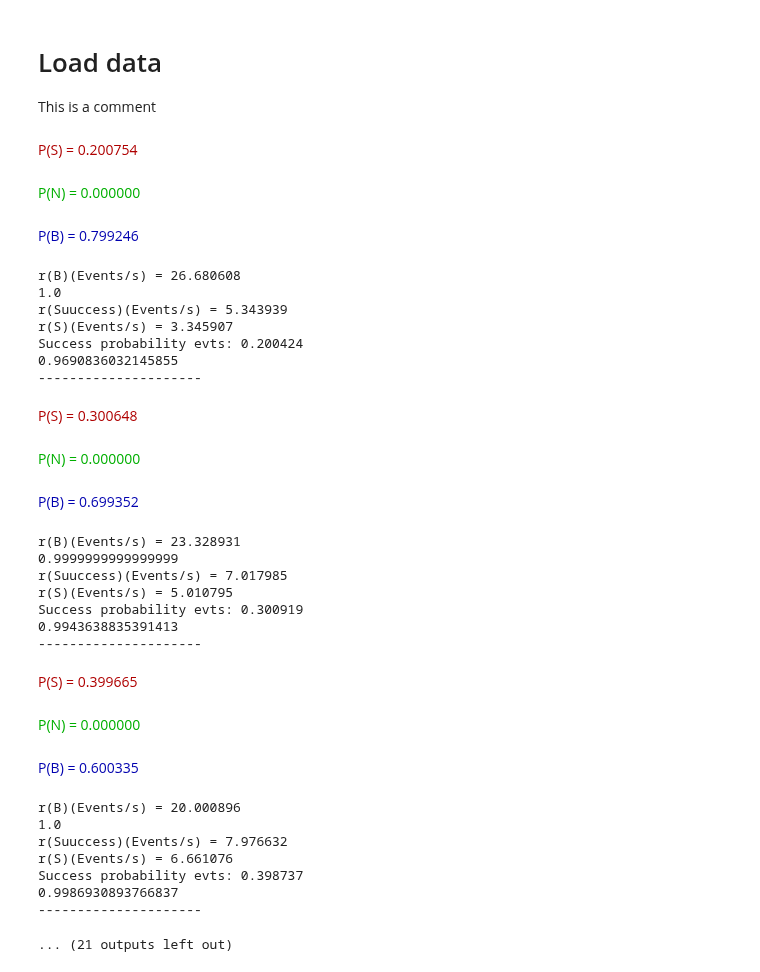
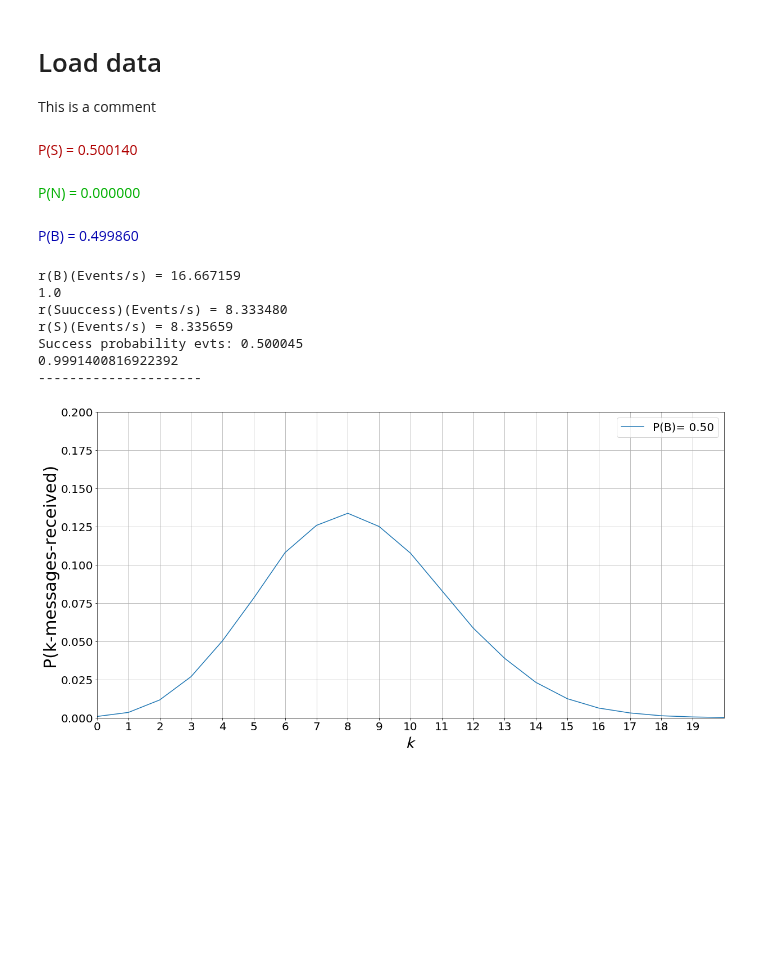
Before and after one commit to ingframin/BroadcastSimulation, a Jupyter notebook: results/Analysis.ipynb, the cells around one changed output. Saved outputs shown, nothing was run; the diff lists cells and outputs as text; code cells hidden in the pictures; blank space fills up the shorter version.

```diff
--- a/results/Analysis.ipynb
+++ b/results/Analysis.ipynb
@@ -47,58 +47,41 @@ def compute_histogram(r1,r2):
 # %%
 leg = [20,30,40,50,60,70,80,90]
 for i in range(1,9):
+    if i != 4:
+        continue
     f1 = open("r%d-d0-result.txt"%i)
     raw1 = f1.read()
     f1.close()
 
     f2 = open("r%d-d1-result.txt"%i)
     raw2 = f2.read()
     f2.close()
 
     hist,Eb,Es,En,Ps = compute_histogram(raw1,raw2)
     print(1-hist[0])
     print('---------------------')
-    if (10+i*10) in [30,50,70]:
-        pt.plot(range(len(hist)),hist,label="P(B)= %d%%"%(10+i*10))
+    if (10+i*10) in [50]:
+        pt.plot(range(len(hist)),hist,label="P(B)= %.2f"%((10+i*10)/100))
     del(hist)
 
 pt.axis([0,20,0,0.2])
-pt.xticks(range(20), [str(n) for n in range(20)])
-pt.xlabel(r'$\mathcal{k}$', fontsize = 20)
-pt.ylabel(r'P(k-messages-received)', fontsize = 20)
-pt.legend(fontsize=36)
+pt.xticks(range(20), [str(n) for n in range(20)],fontsize=20)
+pt.yticks(fontsize=20)
+pt.xlabel(r'$\mathcal{k}$', fontsize = 30)
+pt.ylabel(r'P(k-messages-received)', fontsize = 30)
+pt.legend(fontsize=20)
 pt.grid(True)
 pt.savefig('arrival_distribution.pdf',format='pdf',dpi=300, bbox_inches='tight')
 pt.show()
 # %% [output]
-<span style="color: #af0000">P(S) = 0.200754</span>
+<span style="color: #af0000">P(S) = 0.500140</span>
 <span style="color: #00af00">P(N) = 0.000000</span>
-<span style="color: #0000af">P(B) = 0.799246</span>
+<span style="color: #0000af">P(B) = 0.499860</span>
-r(B)(Events/s) = 26.680608
+r(B)(Events/s) = 16.667159
 1.0
-r(Suuccess)(Events/s) = 5.343939
-r(S)(Events/s) = 3.345907
-Success probability evts: 0.200424
-0.9690836032145855
+r(Suuccess)(Events/s) = 8.333480
+r(S)(Events/s) = 8.335659
+Success probability evts: 0.500045
+0.9991400816922392
 ---------------------
-<span style="color: #af0000">P(S) = 0.300648</span>
-<span style="color: #00af00">P(N) = 0.000000</span>
-<span style="color: #0000af">P(B) = 0.699352</span>
-r(B)(Events/s) = 23.328931
-0.9999999999999999
-r(Suuccess)(Events/s) = 7.017985
-r(S)(Events/s) = 5.010795
-Success probability evts: 0.300919
-0.9943638835391413
----------------------
-<span style="color: #af0000">P(S) = 0.399665</span>
-<span style="color: #00af00">P(N) = 0.000000</span>
-<span style="color: #0000af">P(B) = 0.600335</span>
-r(B)(Events/s) = 20.000896
-1.0
-r(Suuccess)(Events/s) = 7.976632
-r(S)(Events/s) = 6.661076
-Success probability evts: 0.398737
-0.9986930893766837
----------------------
-... (21 outputs left out)
+[figure, added]
```
Also changed, not shown: parts of 1 cell of this notebook, 10 other files.
